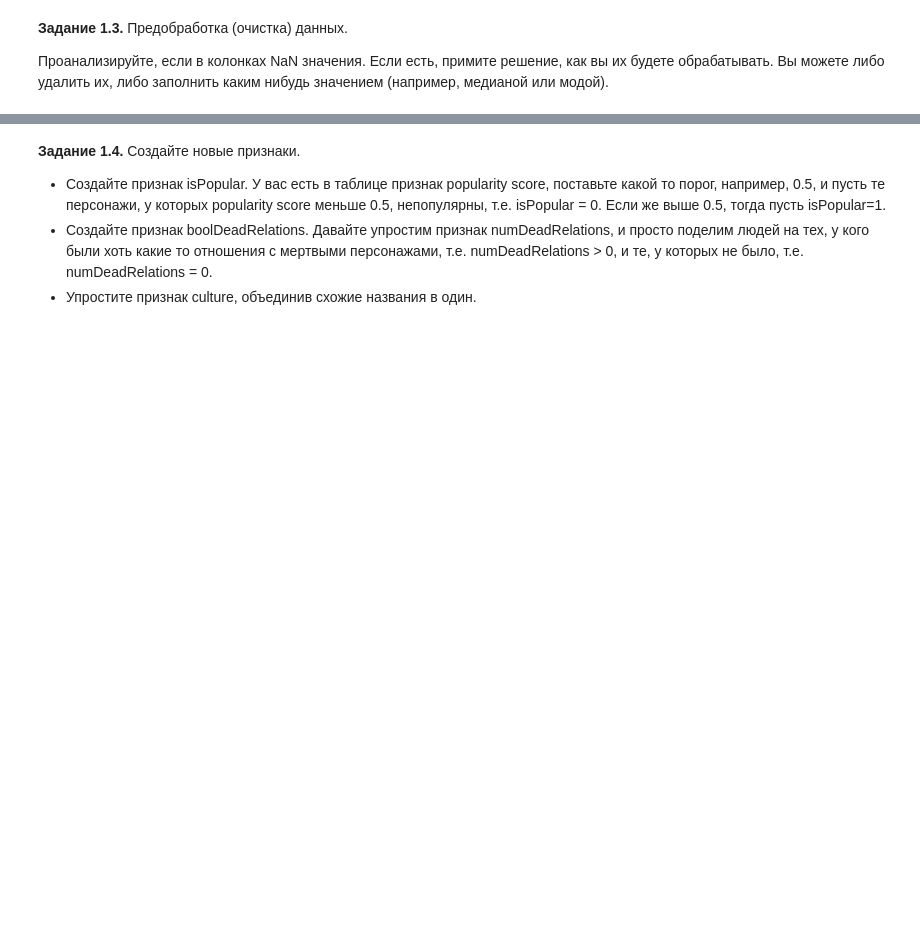
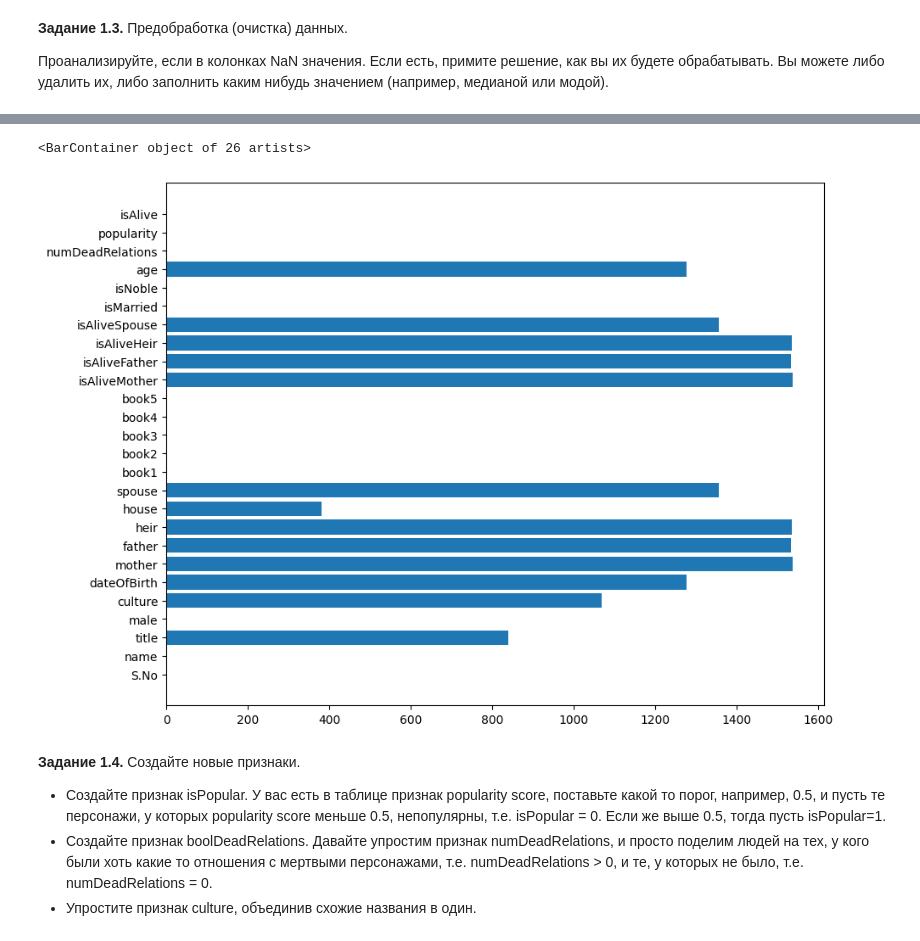
Before and after one commit to taravskayavm/DLS_I, a Jupyter notebook: week_01_ml_intro/Homework/hw_1_game_of_thrones.ipynb, the cells around one changed output, grey strips where cells are left out. Drawn from its saved outputs; the diff is of its cells as text; code cells hidden in the pictures; blank space fills up the shorter version.

```diff
--- a/week_01_ml_intro/Homework/hw_1_game_of_thrones.ipynb
+++ b/week_01_ml_intro/Homework/hw_1_game_of_thrones.ipynb
@@ -115,7 +115,7 @@ import seaborn as sns
 # %% [markdown]
 **Задание 1.2.** Загрузите датасет в Pandas DataFrame при помощи функции `read_csv`. Вместо дефолтных наименований строк `0,1,...`, при помощи параметра `index_col`, сделайте значения колонки `S.No` наименованиями строк:
 # %%
-data = pd.read_csv('')
+data = pd.read_csv('/content/drive/MyDrive/game_of_thrones_train.csv')
 # %% [markdown]
 **Задание 1.3.** Предобработка (очистка) данных.
 
@@ -125,3 +143,11 @@ data = pd.read_csv('')
+# %%
+df = data.isna().sum()
+
+plt.figure(figsize=(10,8))
+plt.barh(df.index, df.values)
+# %% [output]
+<BarContainer object of 26 artists>
+[figure, added]
 # %% [markdown]
 **Задание 1.4.** Создайте новые признаки.
 * Создайте признак isPopular. У вас есть в таблице признак popularity score, поставьте какой то порог, например, 0.5, и пусть те персонажи, у которых popularity score меньше 0.5, непопулярны, т.е. isPopular = 0. Если же выше 0.5, тогда пусть isPopular=1.
```
Also changed, not shown: parts of 4 cells of this notebook.
